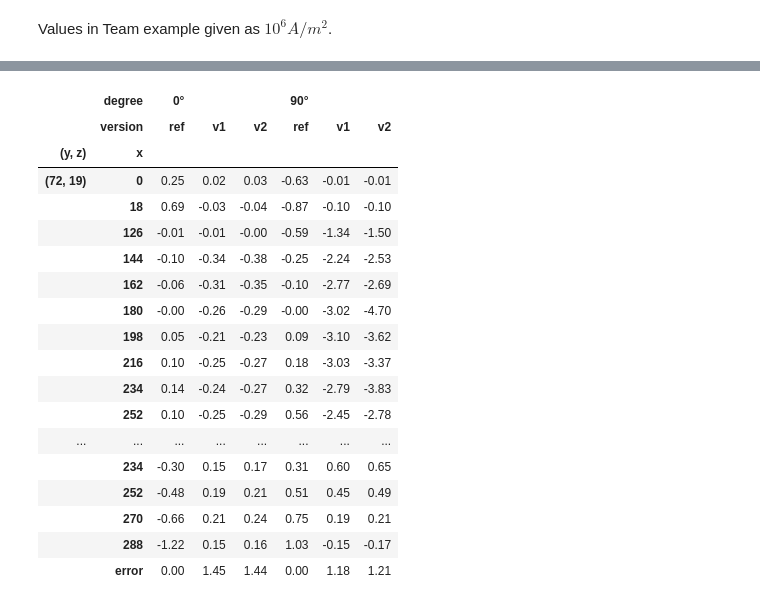
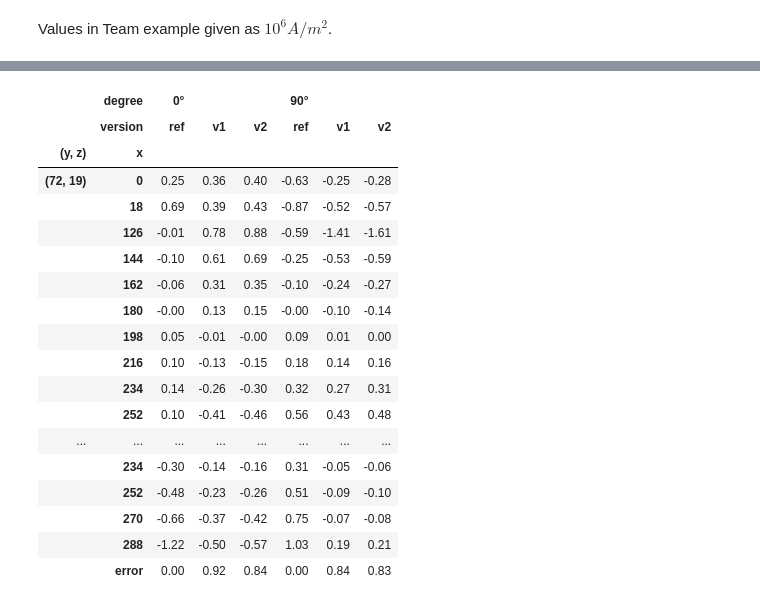
Before and after one commit to huberamanda/reduced_basis_methods, a Jupyter notebook: Amanda/team7.ipynb, the cells around one changed output, grey strips where cells are left out. Drawn from its saved outputs; the diff is of its cells as text; code cells hidden in the pictures.

```diff
--- a/Amanda/team7.ipynb
+++ b/Amanda/team7.ipynb
@@ -105,7 +105,7 @@ for i in range(4):
     geo.Add(bricks[i])
 
 # generate mesh
-mesh = Mesh(geo.GenerateMesh(maxh=0.1))
+mesh = Mesh(geo.GenerateMesh(maxh=0.05))
 mesh.Curve(10)
 
 Draw(mesh)
@@ -247,7 +247,7 @@ Text(0.5, 0.92, 'z coordianate of impressed current vector potential')
 # %% [markdown]
 At last we can solve the problem for both versions.
 # %%
-fes = HCurl(mesh, order = 4, dirichlet="outer", complex = True)#, nograds=True,)
+fes = HCurl(mesh, order = 3, dirichlet="outer", complex = True)#, nograds=True,)
 u,v = fes.TnT()
 print("degrees of freedom: ", fes.ndof)
 
@@ -488,7 +478,7 @@ for deg in ['0','90']:
             for x in x_vec[:len(x_vec)-1]:
                 Edf[deg+'°','v'+v][yz, x] = \
                 eval(''.join(['E',v,'(np.pi/180*',deg,')(mesh(1e-3*x, ', \
-                    yz,'[0]*1e-3,', yz,'[1]*1e-3))[1]*1e3']))
+                    yz,'[0]*1e-3,', yz,'[1]*1e-3))[1]*1e-6']))
 
                 # relative error
 #                 err = max(abs((Edf[deg+'°','v'+v][yz, x] -
@@ -502,52 +492,53 @@ for deg in ['0','90']:
 # visualization
 
 ind = slice(0,len(x_vec)-1)
-x_ax = np.linspace(0,300,300)
+# x_ax = np.concatenate([np.arange(0,19), np.arange(126,300)])
+x_ax = x_vec[:-1]
 cnt = 5
 for deg in ['0','90']:
     for yz in ['(72, 0)', '(72, 19)']:
 
         plt.figure(cnt).clf()
         plt.figure(cnt)
         plt.plot(x_ax, [eval(''.join(['E1(np.pi/180*',deg,')(mesh(1e-3*x, ', \
-                    yz,'[0]*1e-3,', yz,'[1]*1e-3))[1]*1e3'])) for x in x_ax], label='v1')
+                    yz,'[0]*1e-3,', yz,'[1]*1e-3))[1]*1e-6'])) for x in x_ax], '--o', label='v1')
         plt.plot(x_ax, [eval(''.join(['E2(np.pi/180*',deg,')(mesh(1e-3*x, ', \
-                    yz,'[0]*1e-3,', yz,'[1]*1e-3))[1]*1e3'])) for x in x_ax], label='v2')
+                    yz,'[0]*1e-3,', yz,'[1]*1e-3))[1]*1e-6'])) for x in x_ax], '--o', label='v2')
         plt.plot(x_vec[ind], Edf[deg+'°', 'ref'][yz][ind], '--o', label='ref')
 
         plt.title('y-coord of E({}), (y,z) = {}'.format(deg,yz))
         plt.legend()
 
         cnt+= 1
 
 
 # show table
 Edf
 # %% [output]
 [interactive output not drawn]
 [interactive output not drawn]
 [interactive output not drawn]
 [interactive output not drawn]
 [interactive output not drawn]
 [interactive output not drawn]
 [interactive output not drawn]
 [interactive output not drawn]
 |  | degree | 0° |  |  | 90° |  |  |
 |  | version | ref | v1 | v2 | ref | v1 | v2 |
 | (y, z) | x |  |  |  |  |  |  |
-| (72, 19) | 0 | 0.25 | 0.02 | 0.03 | -0.63 | -0.01 | -0.01 |
-|  | 18 | 0.69 | -0.03 | -0.04 | -0.87 | -0.10 | -0.10 |
-|  | 126 | -0.01 | -0.01 | -0.00 | -0.59 | -1.34 | -1.50 |
-|  | 144 | -0.10 | -0.34 | -0.38 | -0.25 | -2.24 | -2.53 |
-|  | 162 | -0.06 | -0.31 | -0.35 | -0.10 | -2.77 | -2.69 |
-|  | 180 | -0.00 | -0.26 | -0.29 | -0.00 | -3.02 | -4.70 |
-|  | 198 | 0.05 | -0.21 | -0.23 | 0.09 | -3.10 | -3.62 |
-|  | 216 | 0.10 | -0.25 | -0.27 | 0.18 | -3.03 | -3.37 |
-|  | 234 | 0.14 | -0.24 | -0.27 | 0.32 | -2.79 | -3.83 |
-|  | 252 | 0.10 | -0.25 | -0.29 | 0.56 | -2.45 | -2.78 |
+| (72, 19) | 0 | 0.25 | 0.36 | 0.40 | -0.63 | -0.25 | -0.28 |
+|  | 18 | 0.69 | 0.39 | 0.43 | -0.87 | -0.52 | -0.57 |
+|  | 126 | -0.01 | 0.78 | 0.88 | -0.59 | -1.41 | -1.61 |
+|  | 144 | -0.10 | 0.61 | 0.69 | -0.25 | -0.53 | -0.59 |
+|  | 162 | -0.06 | 0.31 | 0.35 | -0.10 | -0.24 | -0.27 |
+|  | 180 | -0.00 | 0.13 | 0.15 | -0.00 | -0.10 | -0.14 |
+|  | 198 | 0.05 | -0.01 | -0.00 | 0.09 | 0.01 | 0.00 |
+|  | 216 | 0.10 | -0.13 | -0.15 | 0.18 | 0.14 | 0.16 |
+|  | 234 | 0.14 | -0.26 | -0.30 | 0.32 | 0.27 | 0.31 |
+|  | 252 | 0.10 | -0.41 | -0.46 | 0.56 | 0.43 | 0.48 |
 | ... | ... | ... | ... | ... | ... | ... | ... |
-|  | 234 | -0.30 | 0.15 | 0.17 | 0.31 | 0.60 | 0.65 |
-|  | 252 | -0.48 | 0.19 | 0.21 | 0.51 | 0.45 | 0.49 |
-|  | 270 | -0.66 | 0.21 | 0.24 | 0.75 | 0.19 | 0.21 |
-|  | 288 | -1.22 | 0.15 | 0.16 | 1.03 | -0.15 | -0.17 |
-|  | error | 0.00 | 1.45 | 1.44 | 0.00 | 1.18 | 1.21 |
+|  | 234 | -0.30 | -0.14 | -0.16 | 0.31 | -0.05 | -0.06 |
+|  | 252 | -0.48 | -0.23 | -0.26 | 0.51 | -0.09 | -0.10 |
+|  | 270 | -0.66 | -0.37 | -0.42 | 0.75 | -0.07 | -0.08 |
+|  | 288 | -1.22 | -0.50 | -0.57 | 1.03 | 0.19 | 0.21 |
+|  | error | 0.00 | 0.92 | 0.84 | 0.00 | 0.84 | 0.83 |
```
Also changed, not shown: parts of 7 cells of this notebook, 1 other file.
